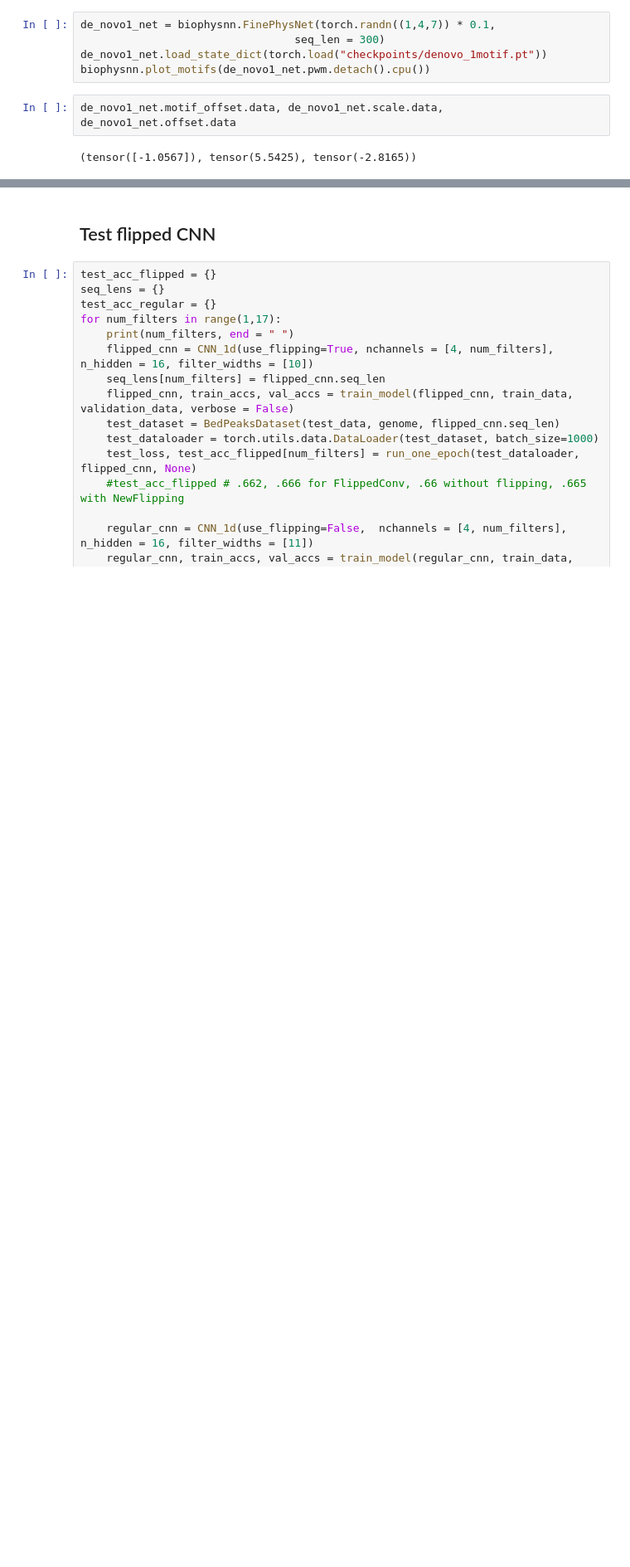
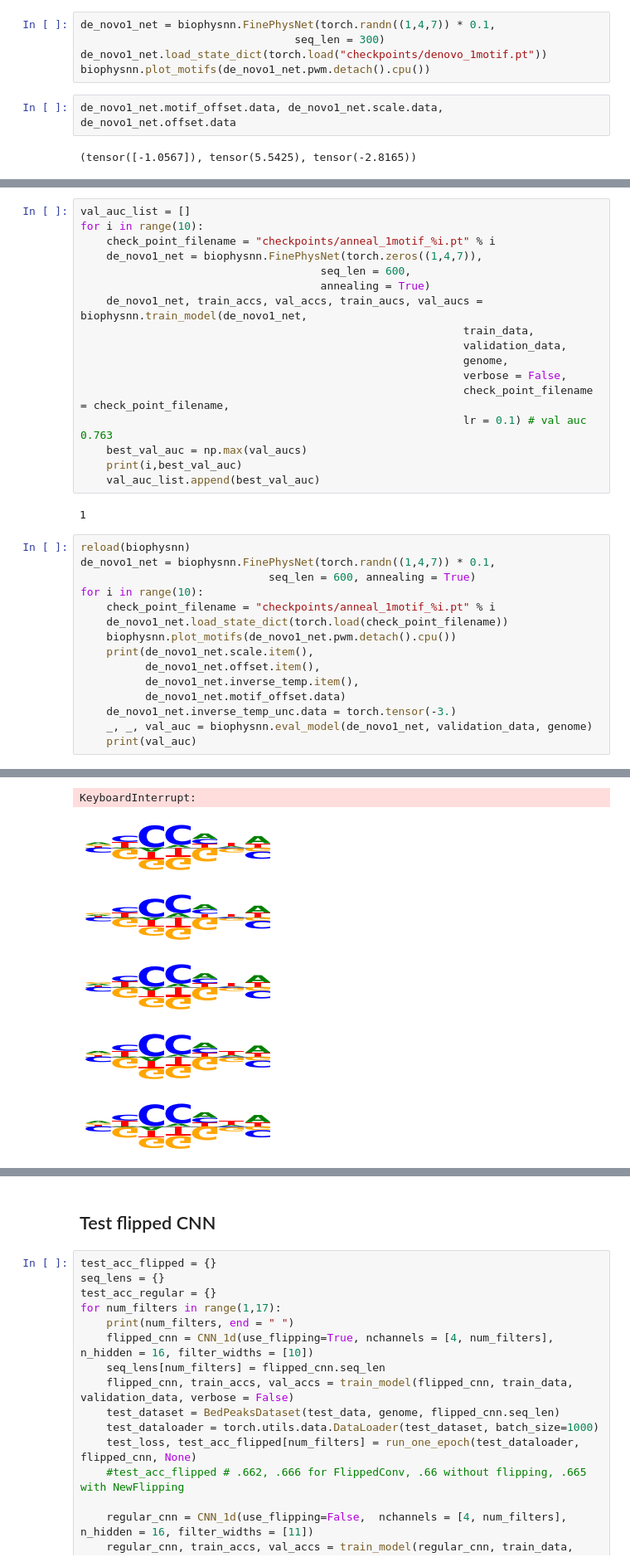
Before and after one commit to daklab/poolqtl, a Jupyter notebook: biophysical_cnn/Biophysical_CNNs.ipynb, the cells around one changed output, grey strips where cells are left out. Shown at 83% size. Drawn from its saved outputs; the diff is of its cells as text; blank space fills up the shorter version.

```diff
--- a/biophysical_cnn/Biophysical_CNNs.ipynb
+++ b/biophysical_cnn/Biophysical_CNNs.ipynb
@@ -588,0 +620,35 @@ de_novo1_net.motif_offset.data, de_novo1_net.scale.data, de_novo1_net.offset.dat
+# %%
+val_auc_list = []
+for i in range(10):
+    check_point_filename = "checkpoints/anneal_1motif_%i.pt" % i
+    de_novo1_net = biophysnn.FinePhysNet(torch.zeros((1,4,7)),
+                                     seq_len = 600,
+                                     annealing = True)
+    de_novo1_net, train_accs, val_accs, train_aucs, val_aucs = biophysnn.train_model(de_novo1_net,
+                                                           train_data,
+                                                           validation_data,
+                                                           genome,
+                                                           verbose = False,
+                                                           check_point_filename = check_point_filename,
+                                                           lr = 0.1) # val auc 0.763
+    best_val_auc = np.max(val_aucs)
+    print(i,best_val_auc)
+    val_auc_list.append(best_val_auc)
+# %% [output]
+1
+# %%
+reload(biophysnn)
+de_novo1_net = biophysnn.FinePhysNet(torch.randn((1,4,7)) * 0.1,
+                             seq_len = 600, annealing = True)
+for i in range(10):
+    check_point_filename = "checkpoints/anneal_1motif_%i.pt" % i
+    de_novo1_net.load_state_dict(torch.load(check_point_filename))
+    biophysnn.plot_motifs(de_novo1_net.pwm.detach().cpu())
+    print(de_novo1_net.scale.item(),
+          de_novo1_net.offset.item(),
+          de_novo1_net.inverse_temp.item(),
+          de_novo1_net.motif_offset.data)
+    de_novo1_net.inverse_temp_unc.data = torch.tensor(-3.)
+    _, _, val_auc = biophysnn.eval_model(de_novo1_net, validation_data, genome)
+    print(val_auc)
+# %% [output]
@@ -588,0 +672,6 @@ de_novo1_net.motif_offset.data, de_novo1_net.scale.data, de_novo1_net.offset.dat
+KeyboardInterrupt:
+[figure, added]
+[figure, added]
+[figure, added]
+[figure, added]
+[figure, added]
```
Also changed, not shown: parts of 26 cells of this notebook, 8 other files.
